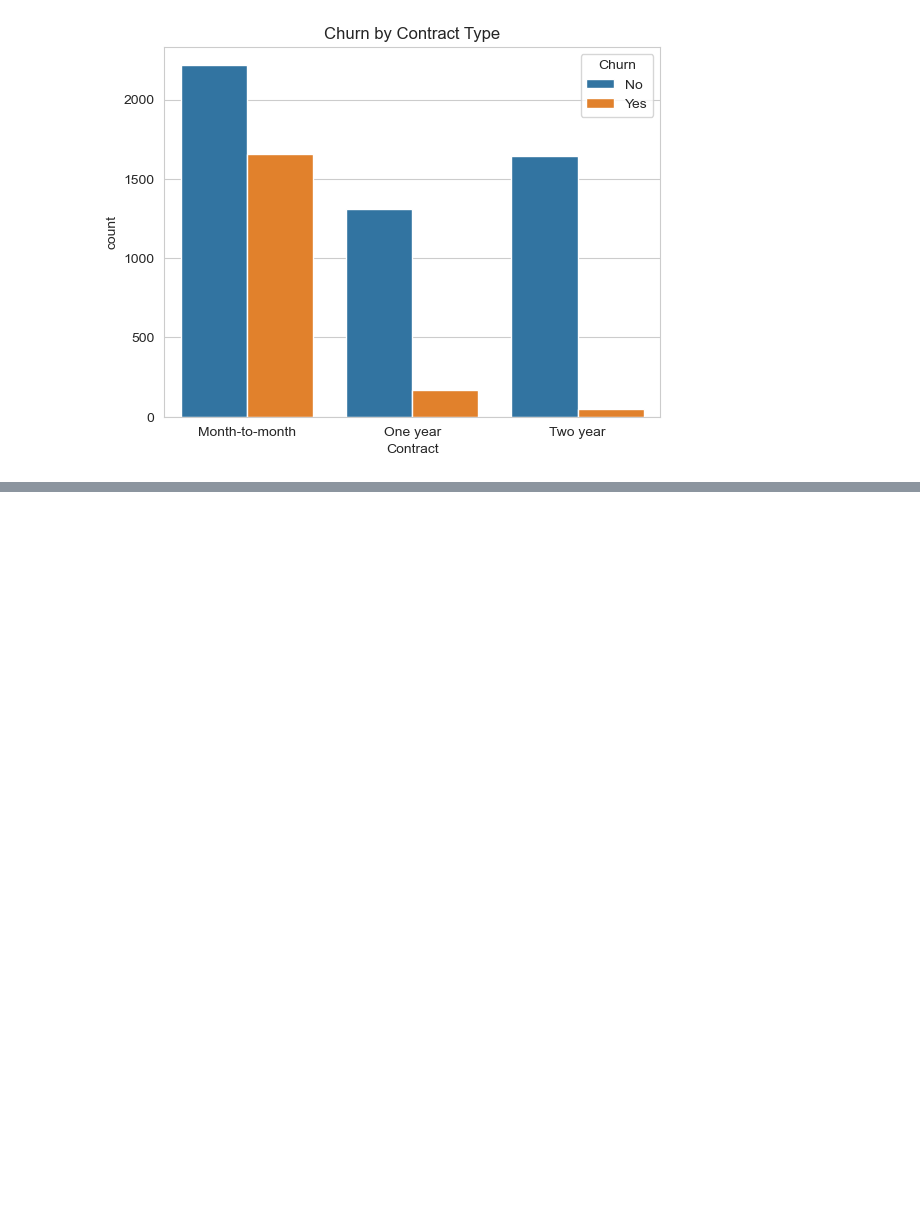
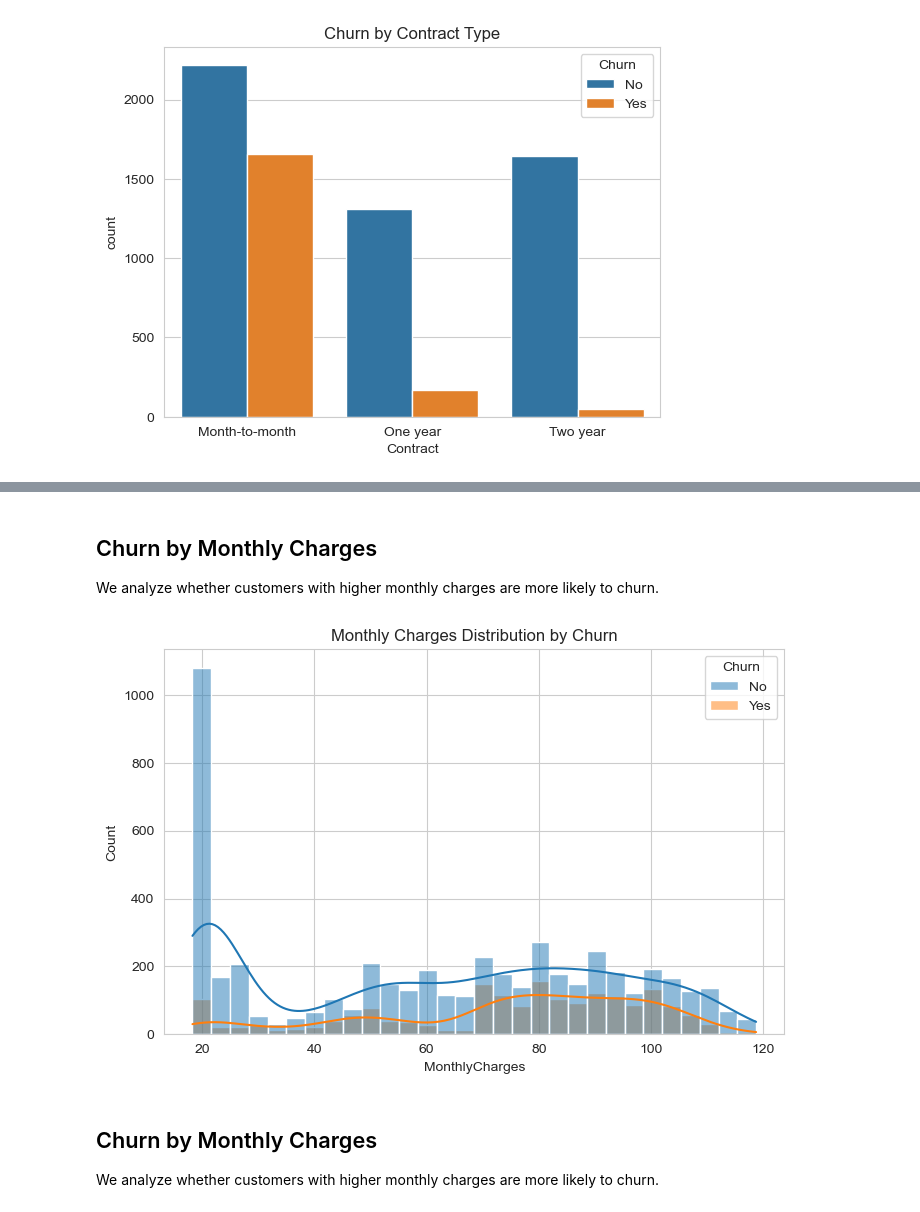
Before and after one commit to growithanand/customer-churn-prediction, a Jupyter notebook: notebooks/churn_analysis.ipynb, the cells around one changed output, grey strips where cells are left out. Saved outputs shown, nothing was run; the diff lists cells and outputs as text; code cells hidden in the pictures; blank space fills up the shorter version.

```diff
--- a/notebooks/churn_analysis.ipynb
+++ b/notebooks/churn_analysis.ipynb
@@ -144,0 +162,15 @@ This suggests that long-term contracts may improve customer retention.
+# %% [markdown]
+## Churn by Monthly Charges
+
+We analyze whether customers with higher monthly charges are more likely to churn.
+# %%
+plt.figure(figsize=(8,5))
+sns.histplot(data=df, x='MonthlyCharges', hue='Churn', bins=30, kde=True)
+plt.title("Monthly Charges Distribution by Churn")
+plt.show()
+# %% [output]
+[figure, added]
+# %% [markdown]
+## Churn by Monthly Charges
+
+We analyze whether customers with higher monthly charges are more likely to churn.
```
Also changed, not shown: parts of 4 cells of this notebook.
